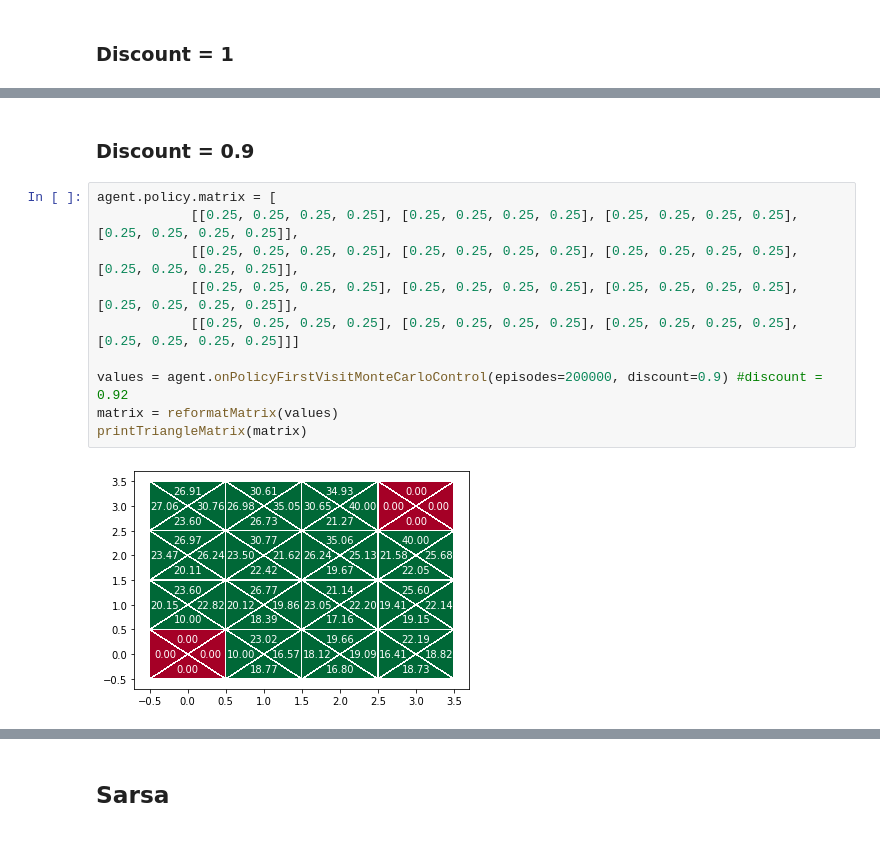
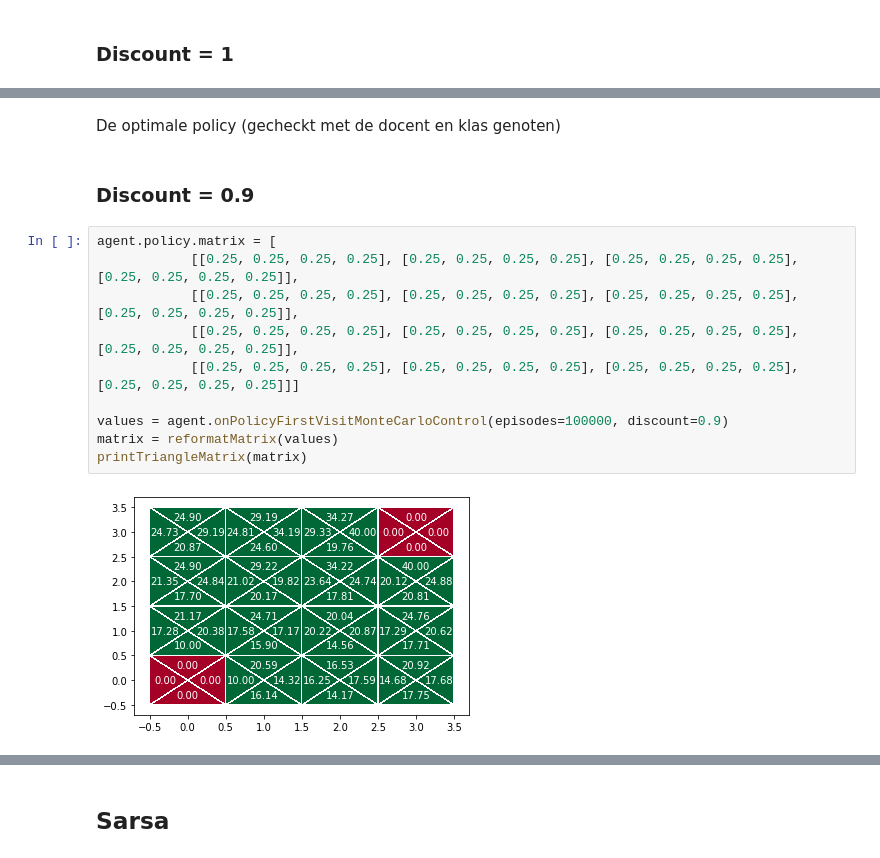
Before and after one commit to nielsbijl/AS, a Jupyter notebook: Inleveropgave2/run.ipynb, the cells around one changed output, grey strips where cells are left out. Cells and saved outputs as stored; diff of their text form.

```diff
--- a/Inleveropgave2/run.ipynb
+++ b/Inleveropgave2/run.ipynb
@@ -180,17 +198,19 @@ printTriangleMatrix(matrix)
+# %% [markdown]
+De optimale policy (gecheckt met de docent en klas genoten)
 # %% [markdown]
 ### Discount = 0.9
 # %%
 agent.policy.matrix = [
             [[0.25, 0.25, 0.25, 0.25], [0.25, 0.25, 0.25, 0.25], [0.25, 0.25, 0.25, 0.25], [0.25, 0.25, 0.25, 0.25]],
             [[0.25, 0.25, 0.25, 0.25], [0.25, 0.25, 0.25, 0.25], [0.25, 0.25, 0.25, 0.25], [0.25, 0.25, 0.25, 0.25]],
             [[0.25, 0.25, 0.25, 0.25], [0.25, 0.25, 0.25, 0.25], [0.25, 0.25, 0.25, 0.25], [0.25, 0.25, 0.25, 0.25]],
             [[0.25, 0.25, 0.25, 0.25], [0.25, 0.25, 0.25, 0.25], [0.25, 0.25, 0.25, 0.25], [0.25, 0.25, 0.25, 0.25]]]
 
-values = agent.onPolicyFirstVisitMonteCarloControl(episodes=200000, discount=0.9) #discount = 0.92
+values = agent.onPolicyFirstVisitMonteCarloControl(episodes=100000, discount=0.9)
 matrix = reformatMatrix(values)
 printTriangleMatrix(matrix)
 # %% [output]
-[figure, old version]
+[figure, new version]
 # %%
 matrix = reformatMatrix(agent.policy.matrix)
 printTriangleMatrix(matrix)
```
Also changed, not shown: parts of 29 cells of this notebook, 2 other files.
